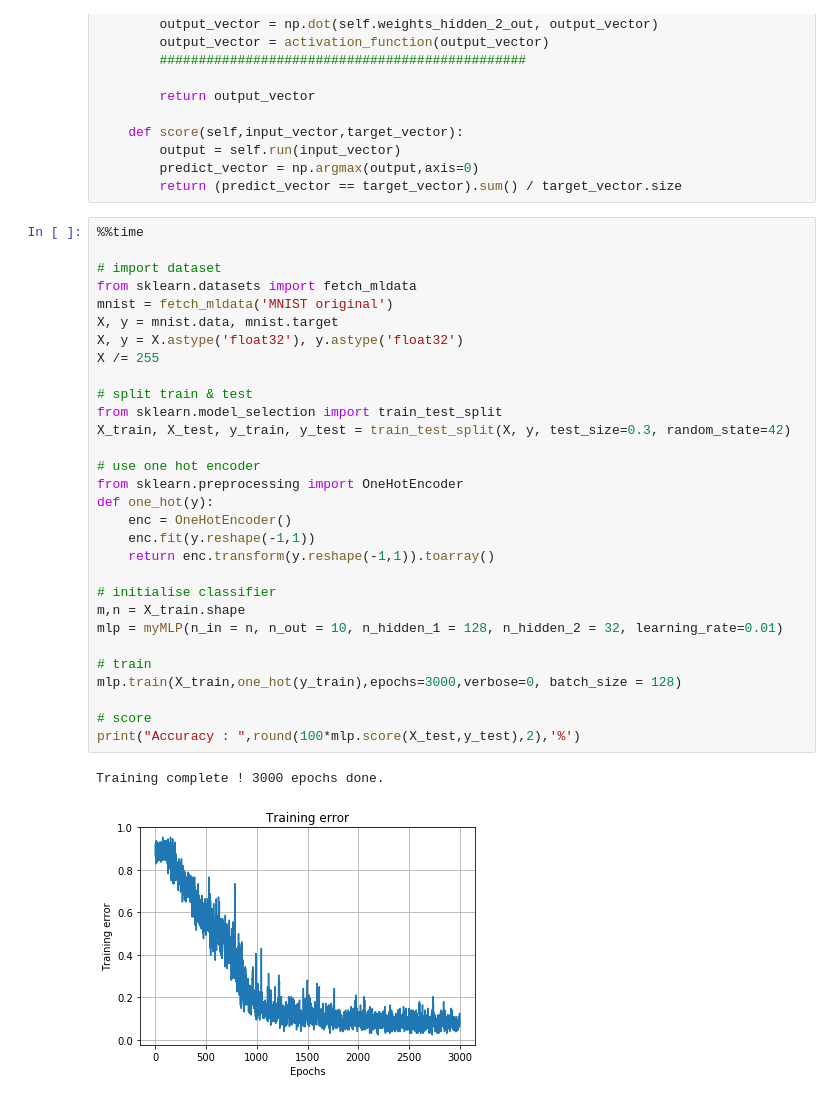
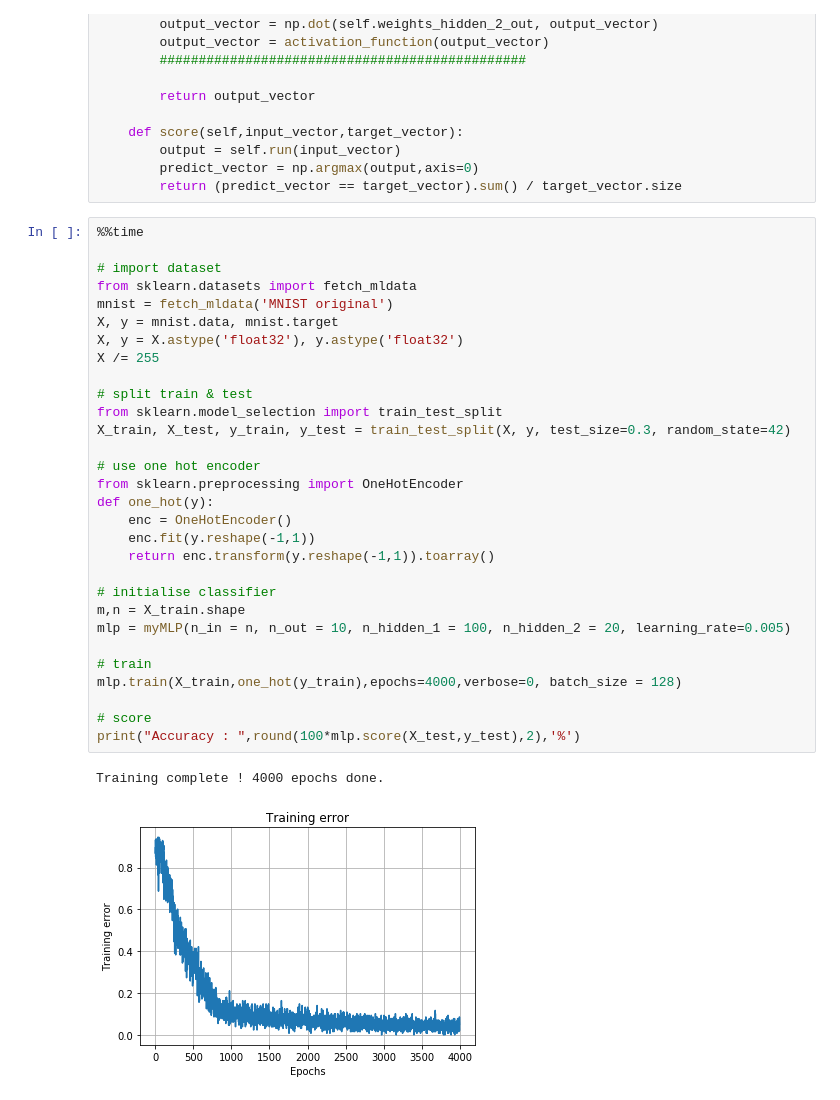
Before and after one commit to louissalome/Deep-Learning, a Jupyter notebook: itmolabs/pl_task4_Build_MLP_with_numpy.ipynb, the cells around one changed output. Cells and saved outputs as stored; diff of their text form.

```diff
--- a/itmolabs/pl_task4_Build_MLP_with_numpy.ipynb
+++ b/itmolabs/pl_task4_Build_MLP_with_numpy.ipynb
@@ -316,33 +318,33 @@ class myMLP:
 # %%
 %%time
 
 # import dataset
 from sklearn.datasets import fetch_mldata
 mnist = fetch_mldata('MNIST original')
 X, y = mnist.data, mnist.target
 X, y = X.astype('float32'), y.astype('float32')
 X /= 255
 
 # split train & test
 from sklearn.model_selection import train_test_split
 X_train, X_test, y_train, y_test = train_test_split(X, y, test_size=0.3, random_state=42)
 
 # use one hot encoder
 from sklearn.preprocessing import OneHotEncoder
 def one_hot(y):
     enc = OneHotEncoder()
     enc.fit(y.reshape(-1,1))
     return enc.transform(y.reshape(-1,1)).toarray()
 
 # initialise classifier
 m,n = X_train.shape
-mlp = myMLP(n_in = n, n_out = 10, n_hidden_1 = 128, n_hidden_2 = 32, learning_rate=0.01)
+mlp = myMLP(n_in = n, n_out = 10, n_hidden_1 = 100, n_hidden_2 = 20, learning_rate=0.005)
 
 # train
-mlp.train(X_train,one_hot(y_train),epochs=3000,verbose=0, batch_size = 128)
+mlp.train(X_train,one_hot(y_train),epochs=4000,verbose=0, batch_size = 128)
 
 # score
 print("Accuracy : ",round(100*mlp.score(X_test,y_test),2),'%')
 # %% [output]
-Training complete ! 3000 epochs done.
+Training complete ! 4000 epochs done.
-[figure, old version]
+[figure, new version]
```
Also changed, not shown: parts of 5 cells of this notebook.
